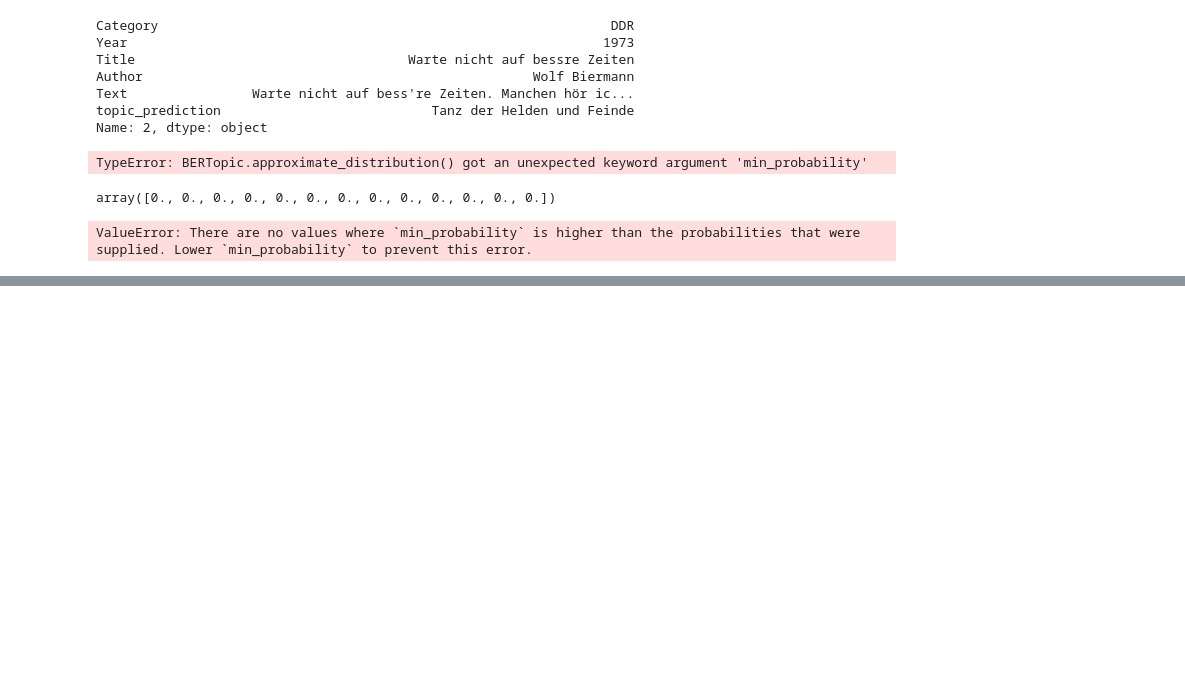
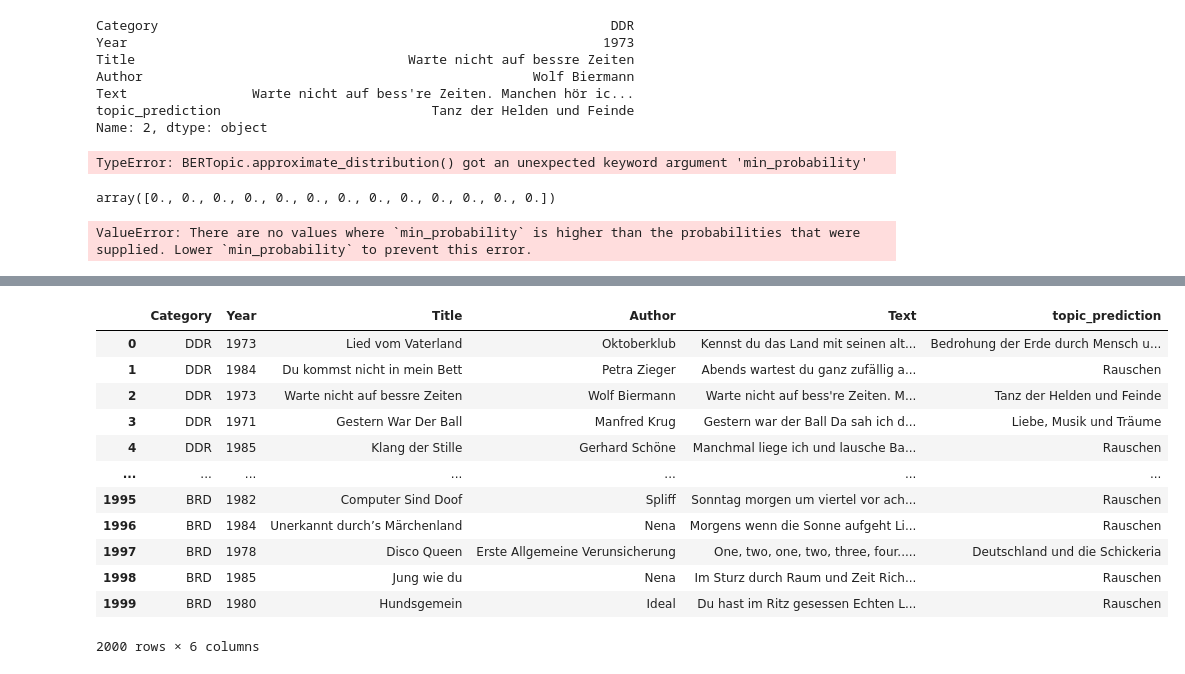
Before and after one commit to TimOps102/Topic_modelling_songs, a Jupyter notebook: Visualization of the data.ipynb, the cells around one changed output, grey strips where cells are left out. Saved outputs shown, nothing was run; the diff lists cells and outputs as text; code cells hidden in the pictures; blank space fills up the shorter version.

```diff
--- a/Visualization of the data.ipynb
+++ b/Visualization of the data.ipynb
@@ -286,0 +311,16 @@ ValueError: There are no values where `min_probability` is higher than the proba
+# %%
+df
+# %% [output]
+|  | Category | Year | Title | Author | Text | topic_prediction |
+| 0 | DDR | 1973 | Lied vom Vaterland | Oktoberklub | Kennst du das Land mit seinen alt... | Bedrohung der Erde durch Mensch u... |
+| 1 | DDR | 1984 | Du kommst nicht in mein Bett | Petra Zieger | Abends wartest du ganz zufällig a... | Rauschen |
+| 2 | DDR | 1973 | Warte nicht auf bessre Zeiten | Wolf Biermann | Warte nicht auf bess're Zeiten. M... | Tanz der Helden und Feinde |
+| 3 | DDR | 1971 | Gestern War Der Ball | Manfred Krug | Gestern war der Ball Da sah ich d... | Liebe, Musik und Träume |
+| 4 | DDR | 1985 | Klang der Stille | Gerhard Schöne | Manchmal liege ich und lausche Ba... | Rauschen |
+| ... | ... | ... | ... | ... | ... | ... |
+| 1995 | BRD | 1982 | Computer Sind Doof | Spliff | Sonntag morgen um viertel vor ach... | Rauschen |
+| 1996 | BRD | 1984 | Unerkannt durch’s Märchenland | Nena | Morgens wenn die Sonne aufgeht Li... | Rauschen |
+| 1997 | BRD | 1978 | Disco Queen | Erste Allgemeine Verunsicherung | One, two, one, two, three, four..... | Deutschland und die Schickeria |
+| 1998 | BRD | 1985 | Jung wie du | Nena | Im Sturz durch Raum und Zeit Rich... | Rauschen |
+| 1999 | BRD | 1980 | Hundsgemein | Ideal | Du hast im Ritz gesessen Echten L... | Rauschen |
+2000 rows × 6 columns
```
Also changed, not shown: parts of 4 cells of this notebook, 3 other files.
